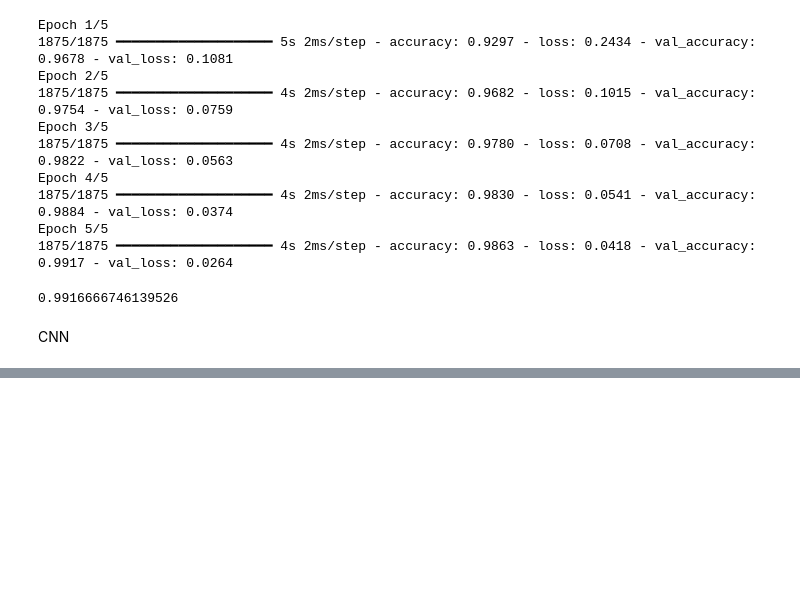
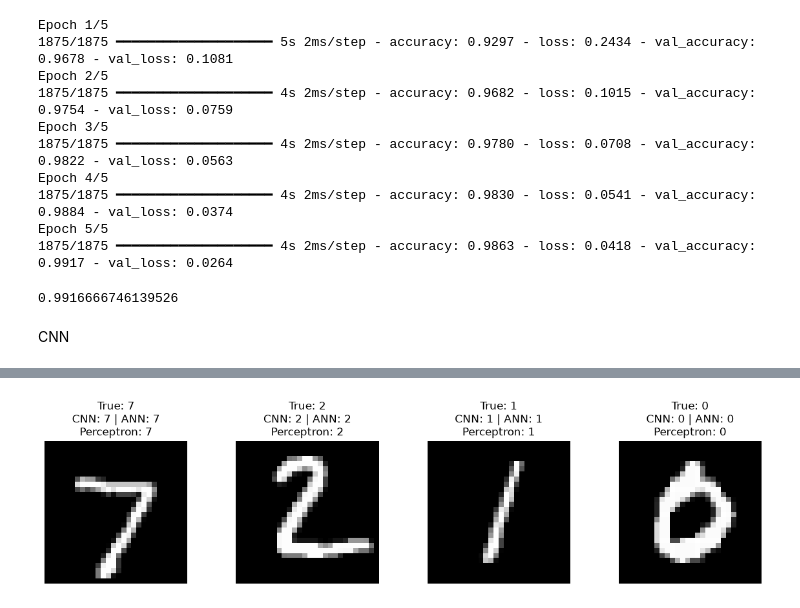
Before and after one commit to rahul-gitt/Deep-Learning, a Jupyter notebook: CNN/cnn1.ipynb, the cells around one changed output, grey strips where cells are left out. Cells and saved outputs as stored; diff of their text form; code cells hidden in the pictures; blank space fills up the shorter version.

Commit message:
Test all models

```diff
--- a/CNN/cnn1.ipynb
+++ b/CNN/cnn1.ipynb
@@ -117,6 +117,9 @@ acc_ann
 0.9916666746139526
 # %% [markdown]
 CNN
+# %%
+X_train_cnn = X_train.reshape(-1, 28, 28, 1)
+X_test_cnn = X_test.reshape(-1, 28, 28, 1)
 # %%
 cnn = Sequential([
     Conv2D(32, kernel_size=(3,3), activation= 'relu', input_shape= (28, 28, 1)),
@@ -128,3 +131,8 @@ cnn = Sequential([
     Dropout(0.5),
     Dense(10, activation='softmax')
 ])
+# %%
+cnn.compile(optimizer='adam', loss= 'categorical_crossentropy', metrics= ['accuracy'])
+# %%
+history_cnn = cnn.fit(X_train_cnn, y_train_cat, epochs= 5, batch_size= 32,
+                      validation_data= (X_test_cnn, y_test_cat), verbose= 1)
@@ -130,0 +156,71 @@ cnn = Sequential([
+# %%
+def show_four_images(start=0):
+    end = min(start + 4, len(df_test))
+    if start < 0 or start >= end:
+        raise ValueError(f"start must be between 0 and {len(df_test) - 1}")
+
+    pixel_columns = [col for col in df_test.columns if col != "label"]
+    images = (
+        df_test.iloc[start:end][pixel_columns]
+        .to_numpy(dtype=np.float32)
+        .reshape(-1, 28, 28, 1) / 255.0
+    )
+    true_labels = df_test.iloc[start:end]["label"].to_numpy()
+
+    cnn_preds = cnn.predict(images, verbose=0).argmax(axis=1)
+    ann_preds = ann.predict(images[..., 0], verbose=0).argmax(axis=1)
+    perceptron_preds = perceptron.predict(images[..., 0], verbose=0).argmax(axis=1)
+
+    fig, axes = plt.subplots(1, len(images), figsize=(12, 3))
+    axes = np.atleast_1d(axes)
+
+    for i, ax in enumerate(axes):
+        ax.imshow(images[i, :, :, 0], cmap="gray")
+        ax.set_title(
+            f"True: {true_labels[i]}\nCNN: {cnn_preds[i]} | ANN: {ann_preds[i]}\n"
+            f"Perceptron: {perceptron_preds[i]}"
+        )
+        ax.axis("off")
+
+    plt.tight_layout()
+    plt.show()
+
+
+def show_four_images(start=None):
+    if start is None:
+        indices = np.random.choice(len(df_test), size=min(4, len(df_test)), replace=False)
+    else:
+        if start < 0 or start >= len(df_test):
+            raise ValueError(f"start must be between 0 and {len(df_test) - 1}")
+        indices = np.arange(start, min(start + 4, len(df_test)))
+
+    pixel_columns = [col for col in df_test.columns if col != "label"]
+    images = (
+        df_test.iloc[indices][pixel_columns]
+        .to_numpy(dtype=np.float32)
+        .reshape(-1, 28, 28, 1) / 255.0
+    )
+    true_labels = df_test.iloc[indices]["label"].to_numpy()
+
+    cnn_preds = cnn.predict(images, verbose=0).argmax(axis=1)
+    ann_preds = ann.predict(images[..., 0], verbose=0).argmax(axis=1)
+    perceptron_preds = perceptron.predict(images[..., 0], verbose=0).argmax(axis=1)
+
+    fig, axes = plt.subplots(1, len(images), figsize=(12, 3))
+    axes = np.atleast_1d(axes)
+
+    for i, ax in enumerate(axes):
+        ax.imshow(images[i, :, :, 0], cmap="gray")
+        ax.set_title(
+            f"True: {true_labels[i]}\nCNN: {cnn_preds[i]} | ANN: {ann_preds[i]}\n"
+            f"Perceptron: {perceptron_preds[i]}"
+        )
+        ax.axis("off")
+
+    plt.tight_layout()
+    plt.show()
+
+
+show_four_images()
+# %% [output]
+[figure, added]
```
Also changed, not shown: parts of 3 cells of this notebook.
